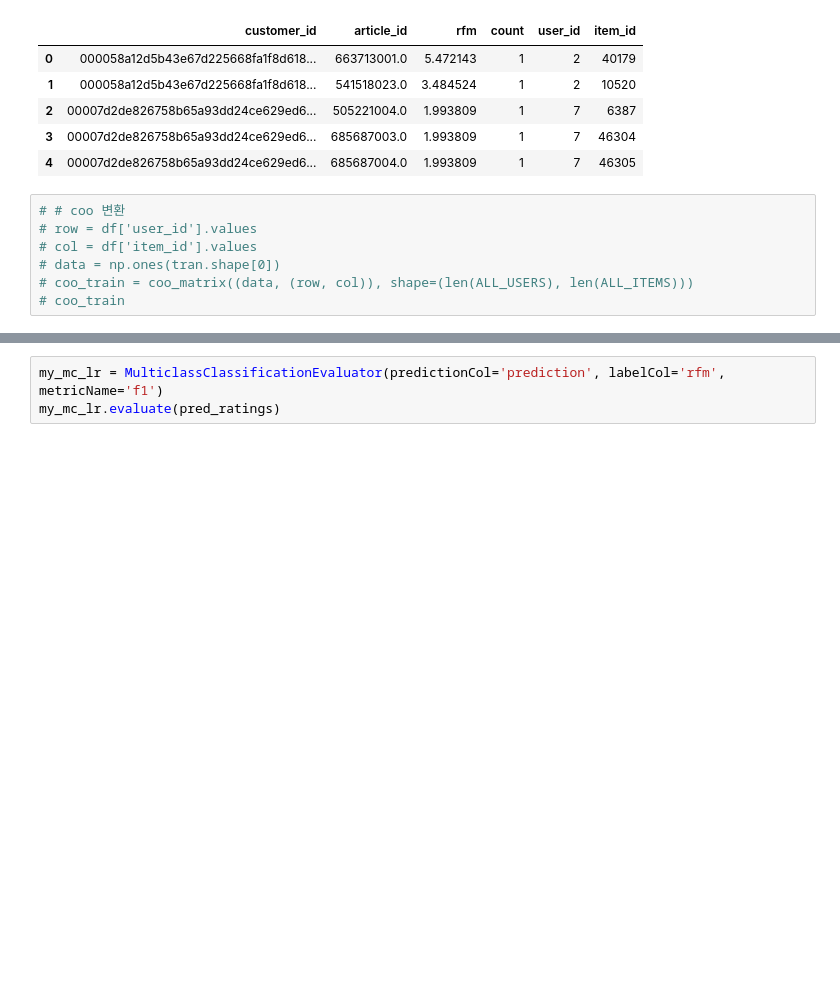
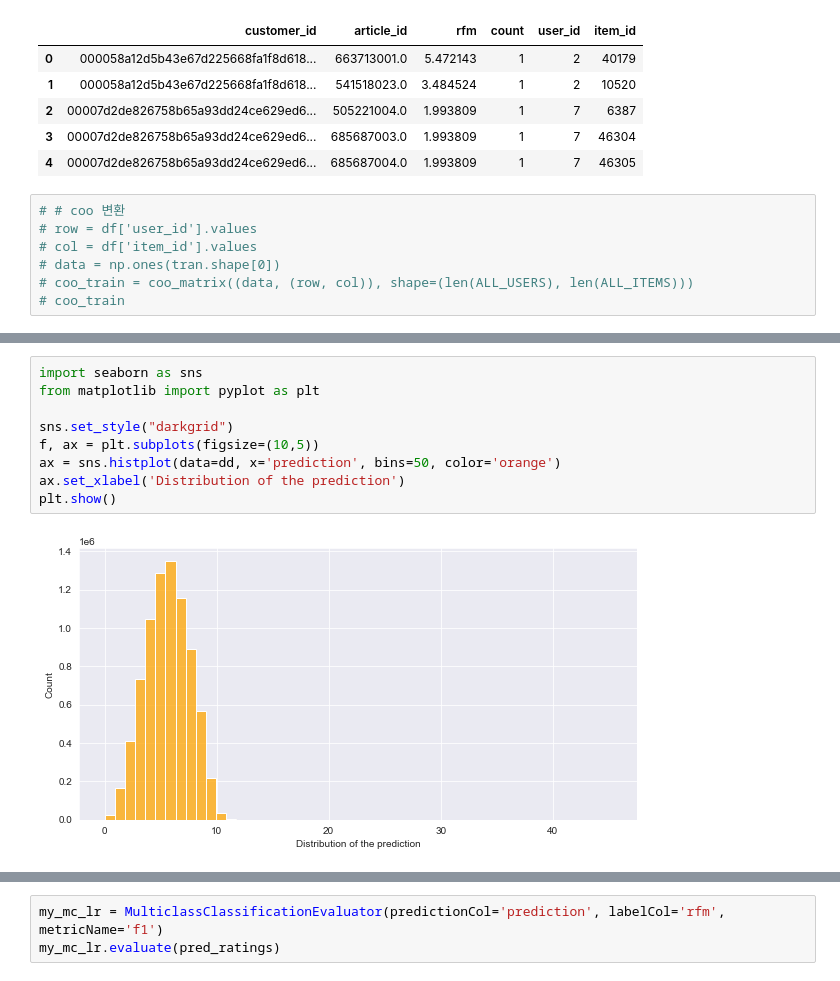
Before and after one commit to k-redstone/jupyter, a Jupyter notebook: als weight.ipynb, the cells around one changed output, grey strips where cells are left out. Drawn from its saved outputs; the diff is of its cells as text; blank space fills up the shorter version.

```diff
--- a/als weight.ipynb
+++ b/als weight.ipynb
@@ -201,3 +208,14 @@ pre['prediction'].max()
+# %%
+import seaborn as sns
+from matplotlib import pyplot as plt
+
+sns.set_style("darkgrid")
+f, ax = plt.subplots(figsize=(10,5))
+ax = sns.histplot(data=dd, x='prediction', bins=50, color='orange')
+ax.set_xlabel('Distribution of the prediction')
+plt.show()
+# %% [output]
+[figure, added]
 # %%
 # Get metric for training
 from pyspark.ml.evaluation import RegressionEvaluator
```
Also changed, not shown: parts of 11 cells of this notebook, 5 other files.
